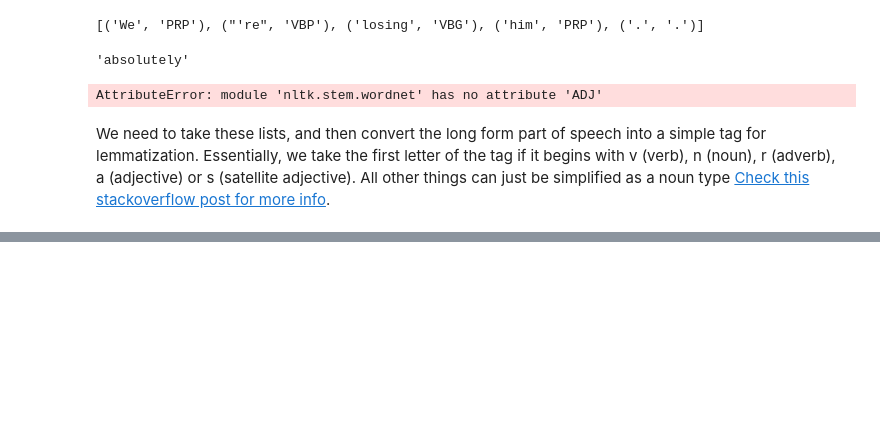
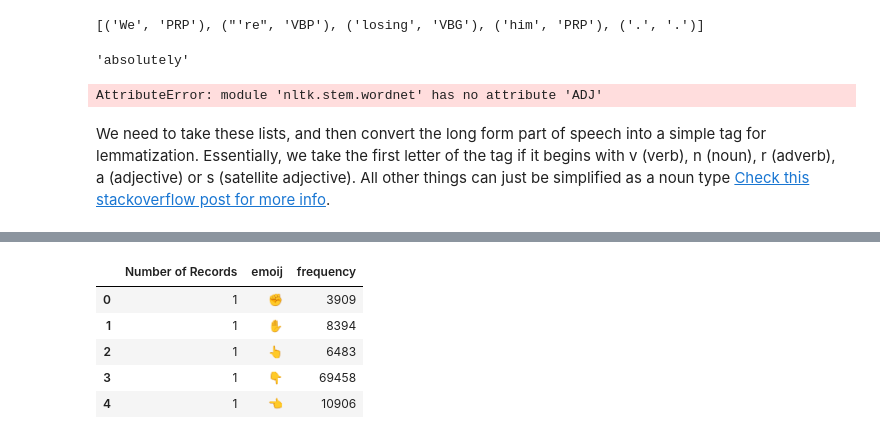
Before and after one commit to mccormd1/RandM_Transcript_Sentiment_Analysis, a Jupyter notebook: RandM_Words_and_NLP.ipynb, the cells around one changed output, grey strips where cells are left out. Drawn from its saved outputs; the diff is of its cells as text; code cells hidden in the pictures; blank space fills up the shorter version.

```diff
--- a/RandM_Words_and_NLP.ipynb
+++ b/RandM_Words_and_NLP.ipynb
@@ -1364,0 +1385,10 @@ We need to take these lists, and then convert the long form part of speech into
+# %%
+emoji=pd.read_csv('emoji_frequencyV1.csv',encoding='utf-16', sep='\t')
+emoji.head()
+# %% [output]
+|  | Number of Records | emoij | frequency |
+| 0 | 1 | ✊ | 3909 |
+| 1 | 1 | ✋ | 8394 |
+| 2 | 1 | 👆 | 6483 |
+| 3 | 1 | 👇 | 69458 |
+| 4 | 1 | 👈 | 10906 |
```
Also changed, not shown: parts of 11 cells of this notebook, 4 other files.
